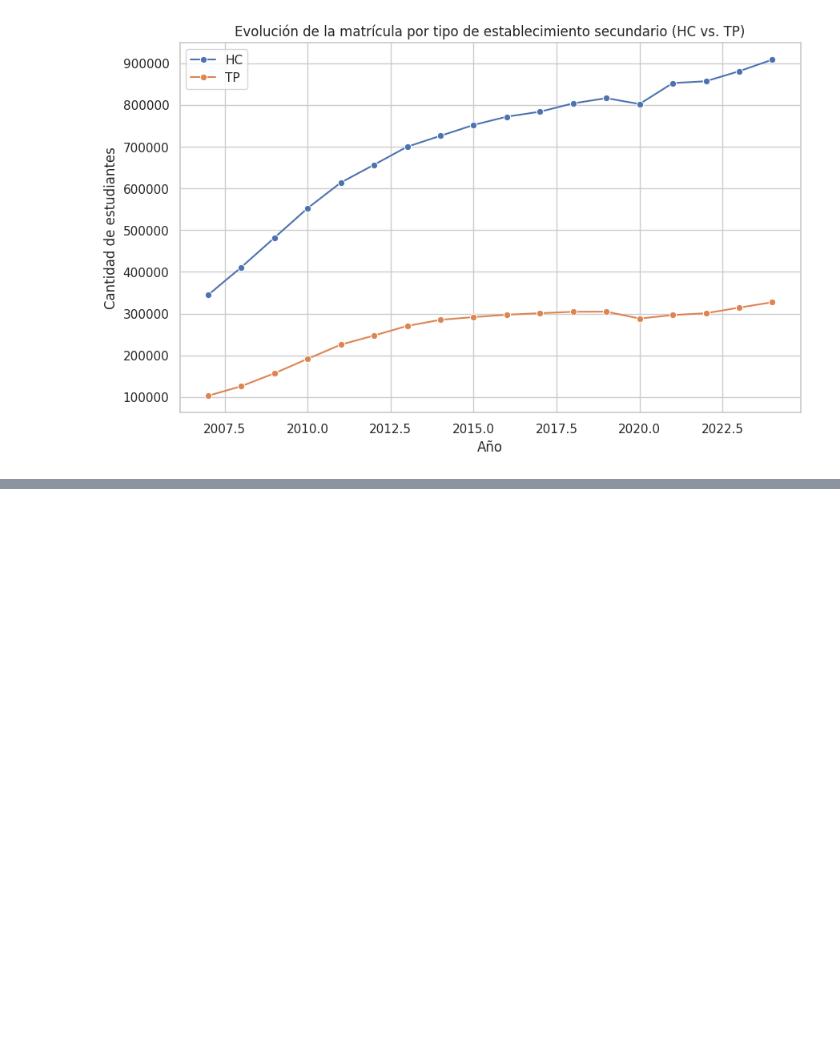
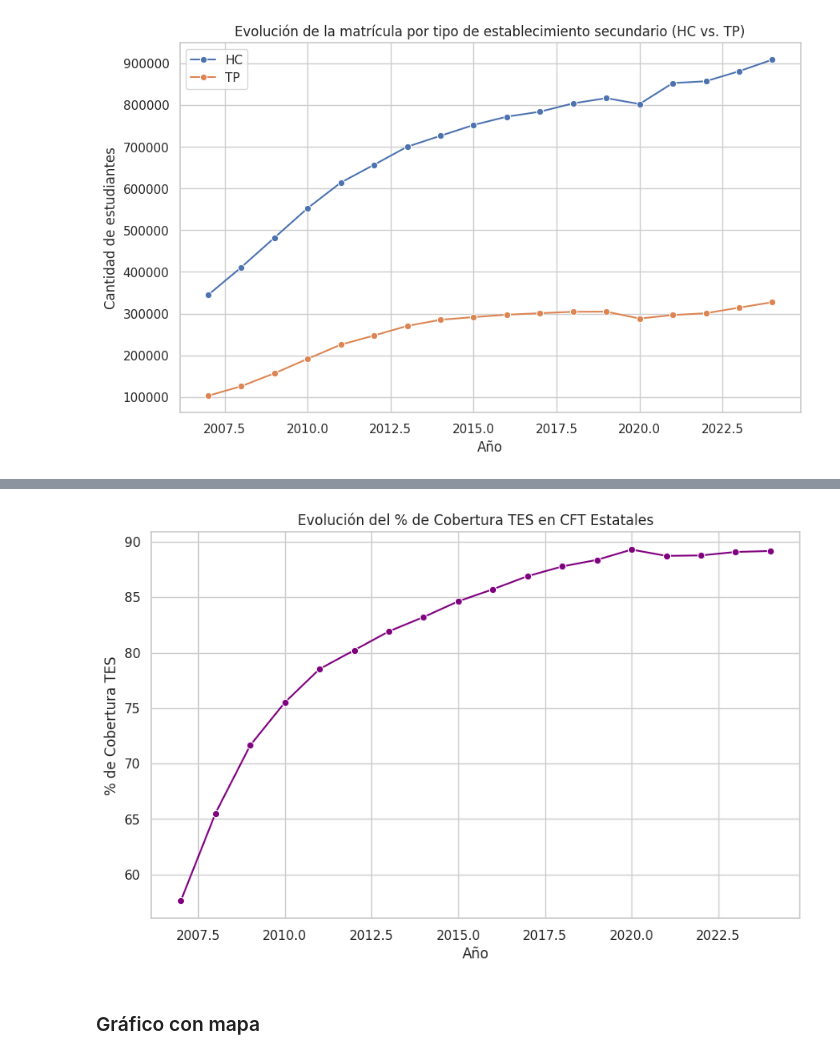
Before and after one commit to davidlealo/cft_estatales_analisis, a Jupyter notebook: analisis.ipynb, the cells around one changed output, grey strips where cells are left out. Saved outputs shown, nothing was run; the diff lists cells and outputs as text; code cells hidden in the pictures; blank space fills up the shorter version.

```diff
--- a/analisis.ipynb
+++ b/analisis.ipynb
@@ -1343,0 +1675,12 @@ Evolución por tipo de establecimiento secundario:
+# %%
+plt.figure(figsize=(10,6))
+sns.lineplot(data=evolucion_origen, x="AÑO_NUM", y="% COBERTURA TES_CALC", marker="o", color="purple")
+plt.title("Evolución del % de Cobertura TES en CFT Estatales")
+plt.xlabel("Año")
+plt.ylabel("% de Cobertura TES")
+plt.grid(True)
+plt.show()
+# %% [output]
+[figure, added]
+# %% [markdown]
+### Gráfico con mapa
```
Also changed, not shown: parts of 18 cells of this notebook.
